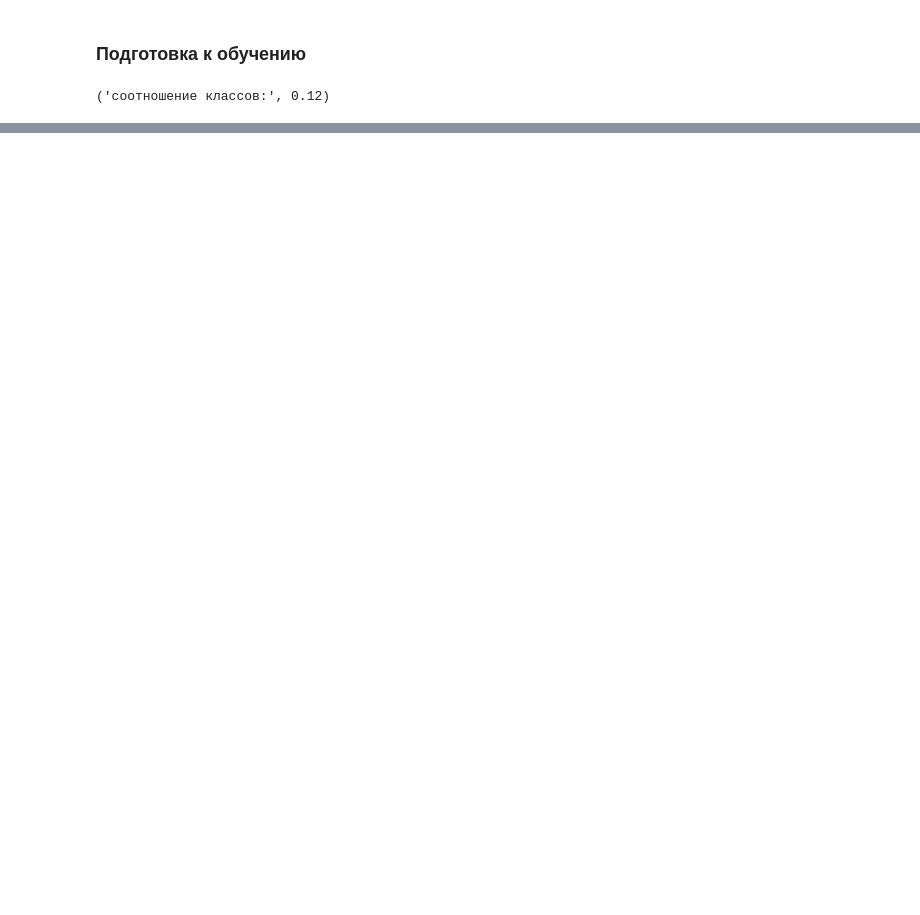
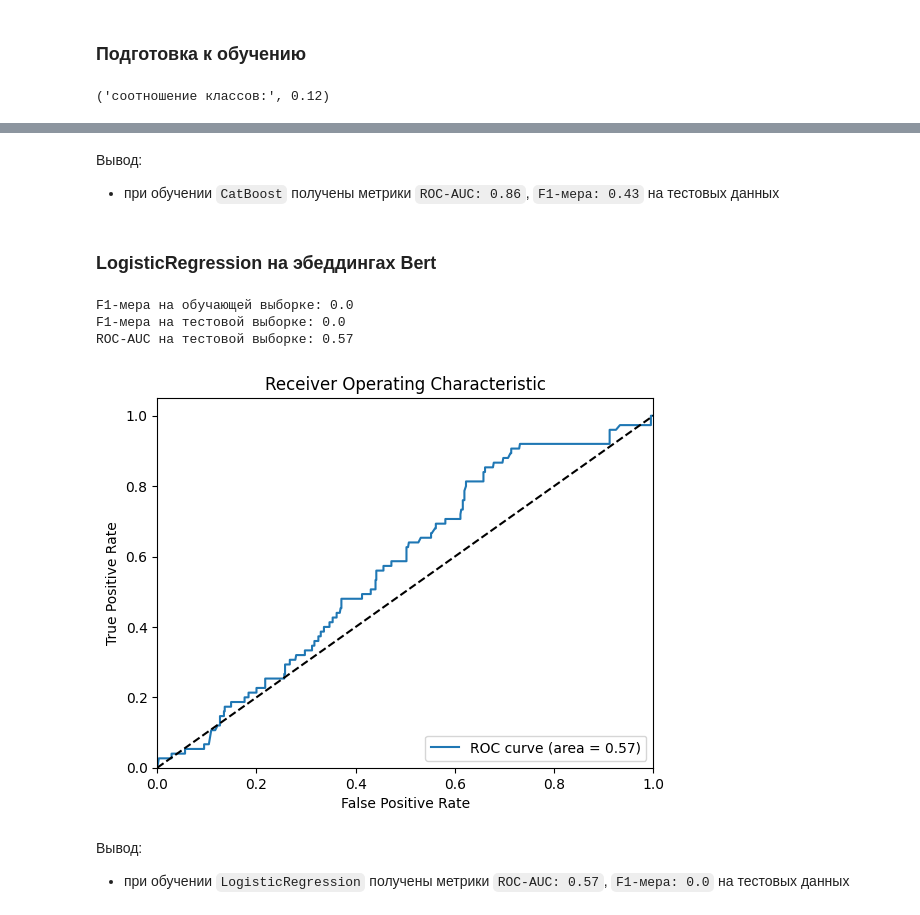
Before and after one commit to denis-42ds/cover-songs-search, a Jupyter notebook: music_covers.ipynb, the cells around one changed output, grey strips where cells are left out. Saved outputs shown, nothing was run; the diff lists cells and outputs as text; code cells hidden in the pictures; blank space fills up the shorter version.

```diff
--- a/music_covers.ipynb
+++ b/music_covers.ipynb
@@ -65,6 +72,7 @@ warnings.filterwarnings('ignore')
 Установка констант
 # %%
 RS = 42 # random state
+MAX_TOKEN_LEN = 512 # ограничение на максимальную длину токена
 # %% [markdown]
 ## EDA
 # %% [markdown]
@@ -285,0 +314,2 @@ df_work.head()
+# %%
+model_bert = transformers.BertModel.from_pretrained('bert-base-multilingual-cased').to(device)
@@ -285,0 +329,3 @@ df_work.head()
+# %%
+def f(gen):
+    return pd.Series(gen, dtype='float64')
@@ -348,0 +449,14 @@ F1-мера: 0.6356589147286822
+# %%
+model_cat = CatBoostClassifier(random_state=RS, eval_metric='AUC') # инициализация модели
+model_cat.fit(X_train_b, y_train_b, eval_set=(X_test_b, y_test_b), verbose=100, plot=True) # обучение модели
+
+# Вычисление и вывод ROC-AUC
+y_pred_proba_cat = model_cat.predict_proba(X_test_b)[:, 1]
+roc_auc_cat = roc_auc_score(y_test_b, y_pred_proba_cat)
+print("ROC-AUC на тестовой выборке:", roc_auc_cat)
+
+# Вычисление F1-меры
+y_pred_b = model_cat.predict(X_test_b) # получение предсказаний на тестовой выборке
+y_pred_binary_c = [1 if p >= 0.5 else 0 for p in y_pred_b]
+f1 = f1_score(y_test_b, y_pred_binary_c)
+print("F1-мера на тестовой выборке:", f1)
@@ -348,0 +484,47 @@ F1-мера: 0.6356589147286822
+# %% [markdown]
+Вывод:
+- при обучении `CatBoost` получены метрики `ROC-AUC: 0.86`, `F1-мера: 0.43` на тестовых данных
+# %% [markdown]
+### LogisticRegression на эбеддингах Bert
+# %%
+model_lg = LogisticRegression(random_state=RS, max_iter=1000)
+model_lg.fit(X_train_b.values, y_train_b)
+
+y_pred_tr_lg = model_lg.predict(X_train_b.values) # предсказания на обучающей выборке
+
+# Вычисление F1-меры для обучабщей выыборки
+y_pred_binary_lg = [1 if p >= 0.5 else 0 for p in y_pred_tr_lg]
+f1 = f1_score(y_train_b, y_pred_binary_lg)
+print("F1-мера на обучающей выборке:", f1)
+
+# Вычисление F1-меры для тестовой выборки
+y_pred_t = model_lg.predict(X_test_b.values)
+y_pred_binary_tlg = [1 if p >= 0.5 else 0 for p in y_pred_t]
+f1 = f1_score(y_test_b, y_pred_binary_tlg)
+print("F1-мера на тестовой выборке:", f1)
+
+# Вычисление ROC-AUC
+y_pred_proba_lg = model_lg.predict_proba(X_test_b.values)[:, 1]
+roc_auc_lg = roc_auc_score(y_test_b, y_pred_proba_lg)
+print("ROC-AUC на тестовой выборке:", round(roc_auc_lg, 2))
+
+# Визуализация кривой ROC
+fpr_lg, tpr_lg, thresholds_lg = roc_curve(y_test_b, y_pred_proba_lg)
+plt.plot(fpr_lg, tpr_lg, label='ROC curve (area = %0.2f)' % roc_auc_lg)
+plt.plot([0, 1], [0, 1], 'k--')
+plt.xlim([0.0, 1.0])
+plt.ylim([0.0, 1.05])
+plt.xlabel('False Positive Rate')
+plt.ylabel('True Positive Rate')
+plt.title('Receiver Operating Characteristic')
+plt.legend(loc="lower right")
+plt.show()
+# %% [output]
+F1-мера на обучающей выборке: 0.0
+F1-мера на тестовой выборке: 0.0
+ROC-AUC на тестовой выборке: 0.57
+[figure, added]
+# %% [markdown]
+Вывод:
+
+- при обучении `LogisticRegression` получены метрики `ROC-AUC: 0.57`, `F1-мера: 0.0` на тестовых данных
```
Also changed, not shown: parts of 47 cells of this notebook.
